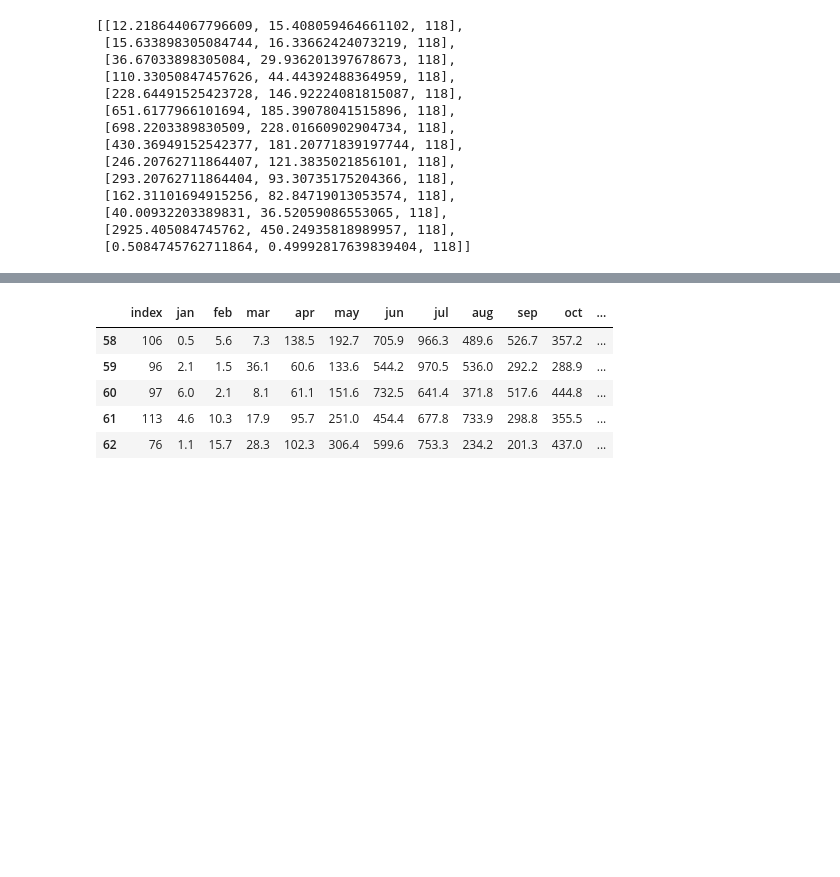
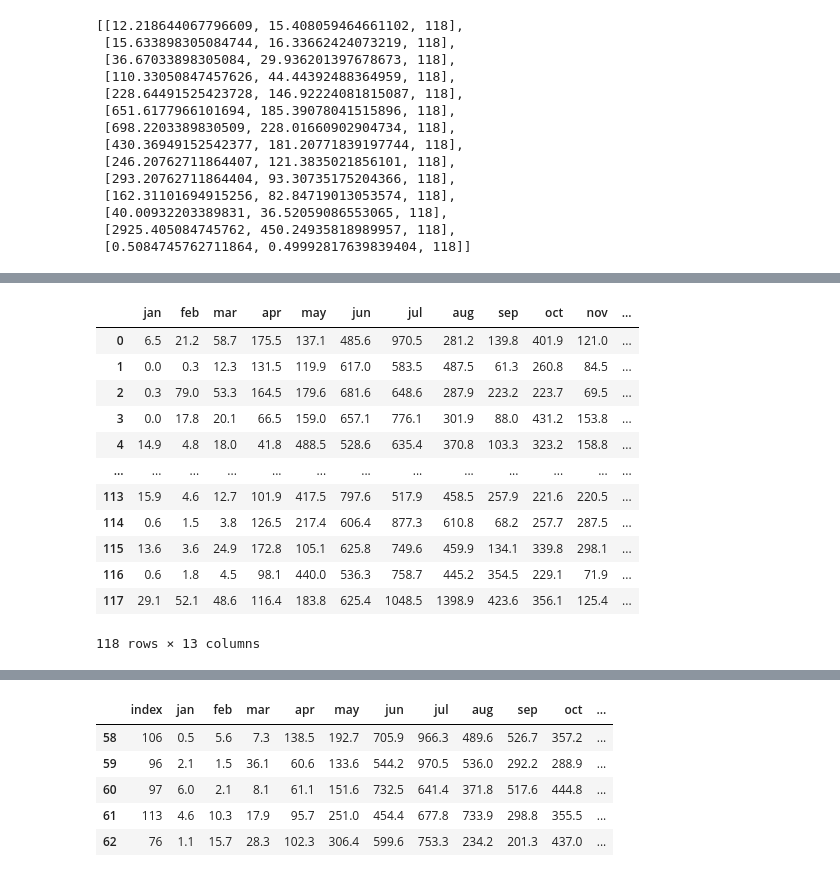
Before and after one commit to Chayanika-Basak/Customer-Churn-Prediction, a Jupyter notebook: MainCode/Chayanika/NaiveBayes.ipynb, the cells around one changed output, grey strips where cells are left out. Cells and saved outputs as stored; diff of their text form; code cells hidden in the pictures; blank space fills up the shorter version.

```diff
--- a/MainCode/Chayanika/NaiveBayes.ipynb
+++ b/MainCode/Chayanika/NaiveBayes.ipynb
@@ -91,3 +126,22 @@ summarize(df)
+# %%
+df_new = df.loc[:,'jan':'floods']
+df_new = df.drop(['annual rainfall','index'],axis=1)
+# %%
+df_new
+# %% [output]
+|  | jan | feb | mar | apr | may | jun | jul | aug | sep | oct | nov | ... |
+| 0 | 6.5 | 21.2 | 58.7 | 175.5 | 137.1 | 485.6 | 970.5 | 281.2 | 139.8 | 401.9 | 121.0 | ... |
+| 1 | 0.0 | 0.3 | 12.3 | 131.5 | 119.9 | 617.0 | 583.5 | 487.5 | 61.3 | 260.8 | 84.5 | ... |
+| 2 | 0.3 | 79.0 | 53.3 | 164.5 | 179.6 | 681.6 | 648.6 | 287.9 | 223.2 | 223.7 | 69.5 | ... |
+| 3 | 0.0 | 17.8 | 20.1 | 66.5 | 159.0 | 657.1 | 776.1 | 301.9 | 88.0 | 431.2 | 153.8 | ... |
+| 4 | 14.9 | 4.8 | 18.0 | 41.8 | 488.5 | 528.6 | 635.4 | 370.8 | 103.3 | 323.2 | 158.8 | ... |
+| ... | ... | ... | ... | ... | ... | ... | ... | ... | ... | ... | ... | ... |
+| 113 | 15.9 | 4.6 | 12.7 | 101.9 | 417.5 | 797.6 | 517.9 | 458.5 | 257.9 | 221.6 | 220.5 | ... |
+| 114 | 0.6 | 1.5 | 3.8 | 126.5 | 217.4 | 606.4 | 877.3 | 610.8 | 68.2 | 257.7 | 287.5 | ... |
+| 115 | 13.6 | 3.6 | 24.9 | 172.8 | 105.1 | 625.8 | 749.6 | 459.9 | 134.1 | 339.8 | 298.1 | ... |
+| 116 | 0.6 | 1.8 | 4.5 | 98.1 | 440.0 | 536.3 | 758.7 | 445.2 | 354.5 | 229.1 | 71.9 | ... |
+| 117 | 29.1 | 52.1 | 48.6 | 116.4 | 183.8 | 625.4 | 1048.5 | 1398.9 | 423.6 | 356.1 | 125.4 | ... |
+118 rows × 13 columns
 # %%
 def class_summary(df):
 	seps = class_separation(df)
```
Also changed, not shown: parts of 9 cells of this notebook, 5 other files.
